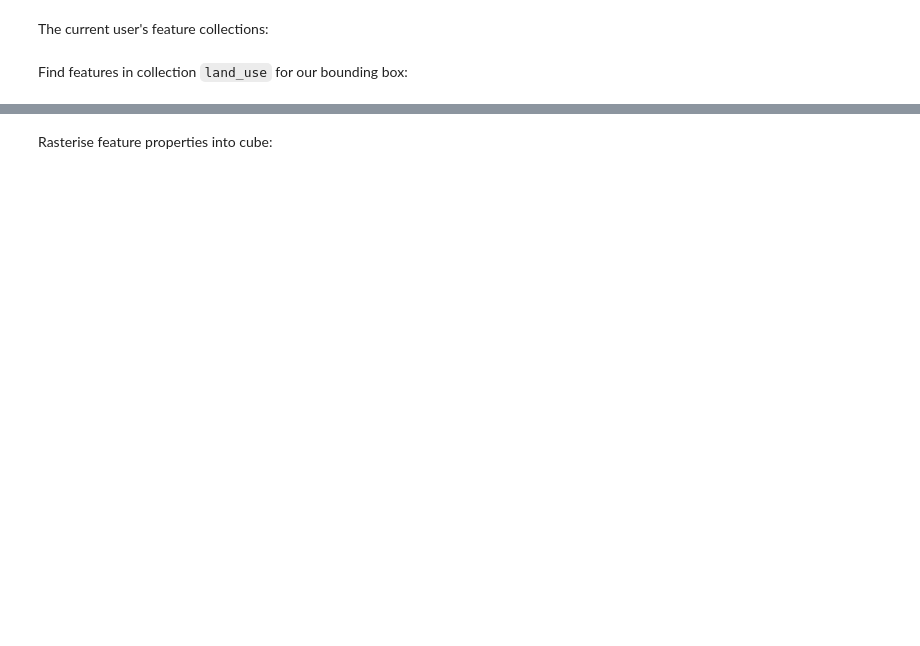
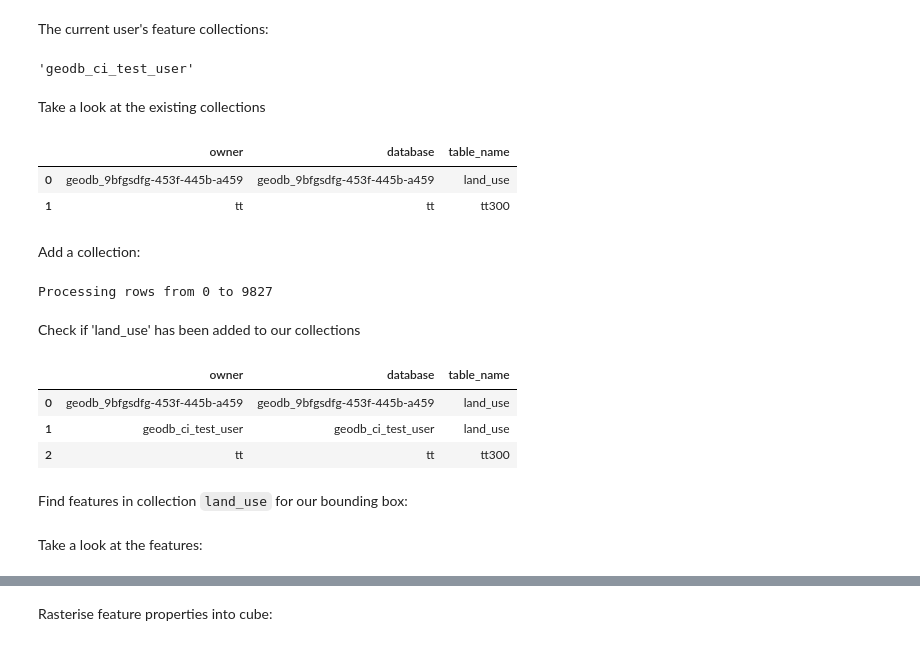
Before and after one commit to xcube-dev/xcube-sh, a Jupyter notebook: examples/notebooks/Ex4-DCFS-GeoDB.ipynb, the cells around one changed output, grey strips where cells are left out. Cells and saved outputs as stored; diff of their text form; code cells hidden in the pictures; blank space fills up the shorter version.

Commit message:
adjusted GeoDB notebook to run, as well as added necessary example data

```diff
--- a/examples/notebooks/Ex4-DCFS-GeoDB.ipynb
+++ b/examples/notebooks/Ex4-DCFS-GeoDB.ipynb
@@ -137,2 +129,4 @@ OperationalError: could not translate host name "port=5432" to address: Unknown
+# %%
+geodb=GeoDBClient()
 # %% [markdown]
 The current user's feature collections:
@@ -141,3 +133,52 @@ geo_db.collections
+# %%
+geodb.whoami
+# %% [output]
+'geodb_ci_test_user'
+# %% [markdown]
+Take a look at the existing collections
+# %%
+geodb.get_my_collections()
+# %% [output]
+|  | owner | database | table_name |
+| 0 | geodb_9bfgsdfg-453f-445b-a459 | geodb_9bfgsdfg-453f-445b-a459 | land_use |
+| 1 | tt | tt | tt300 |
+# %% [markdown]
+Add a collection:
+# %%
+ds = geodb.get_my_collections()
+
+if ds[(ds.database == geodb.whoami) & (ds.table_name == 'land_use')].table_name.count() == 0:
+    # Have a look at fiona feature schema
+    collections = {
+            "land_use":
+            {
+                "crs": 3794,
+                "properties":
+                {
+                    "RABA_PID": "float",
+                    "RABA_ID": "float",
+                    "D_OD": "date"
+                }
+            }
+        }
+
+
+    geodb.create_collections(collections)
+    import geopandas
+    import os
+    gdf = geopandas.read_file(os.path.expanduser("../data/land_use/land_use.shp"))
+    geodb.insert_into_collection('land_use', gdf)
+# %% [output]
+Processing rows from 0 to 9827
+# %% [markdown]
+Check if 'land_use' has been added to our collections
+# %%
+geodb.get_my_collections()
+# %% [output]
+|  | owner | database | table_name |
+| 0 | geodb_9bfgsdfg-453f-445b-a459 | geodb_9bfgsdfg-453f-445b-a459 | land_use |
+| 1 | geodb_ci_test_user | geodb_ci_test_user | land_use |
+| 2 | tt | tt | tt300 |
 # %% [markdown]
 Find features in collection `land_use` for our bounding box:
 # %%
@@ -145,0 +186,2 @@ features
+# %% [markdown]
+Take a look at the features:
```
Also changed, not shown: parts of 14 cells of this notebook, 6 other files.
